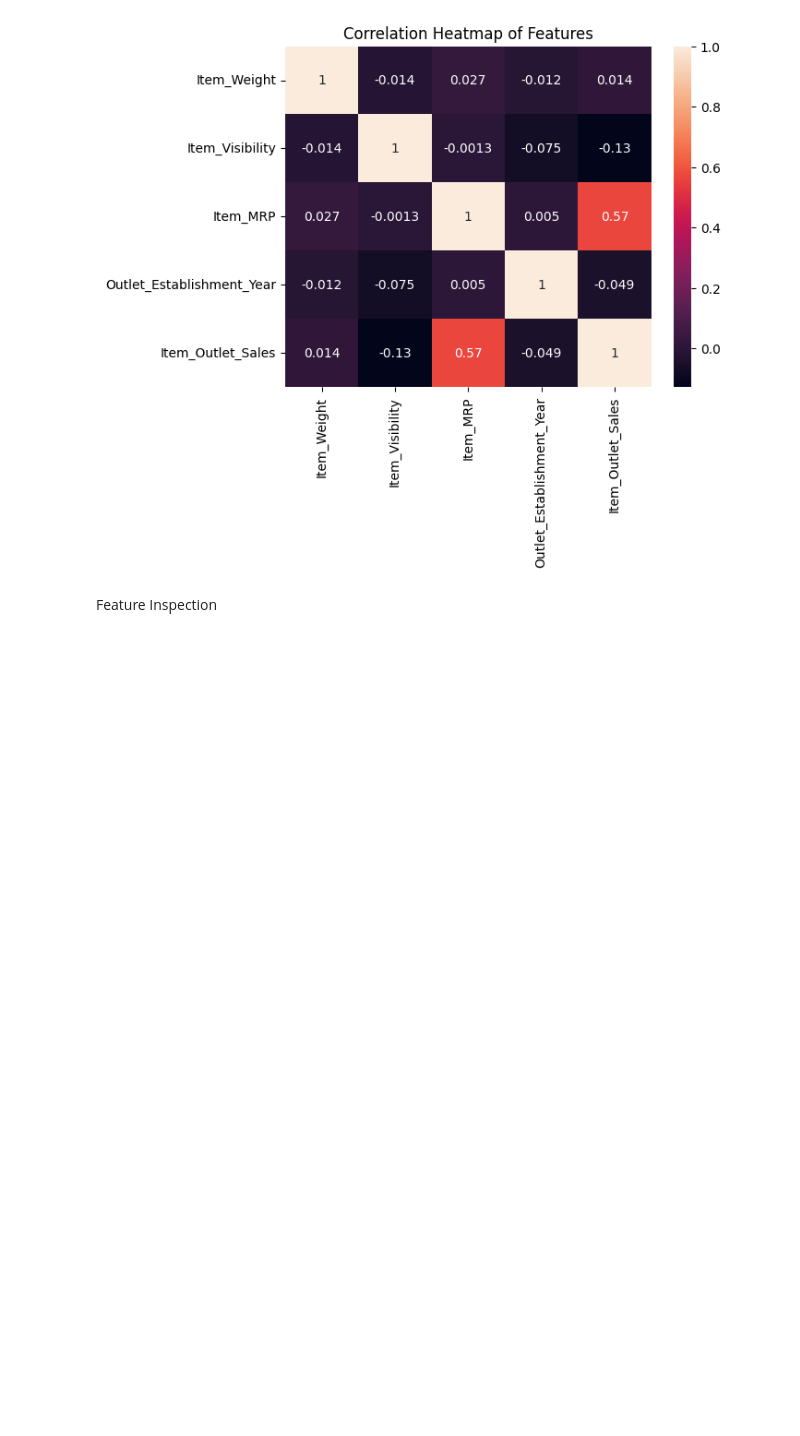
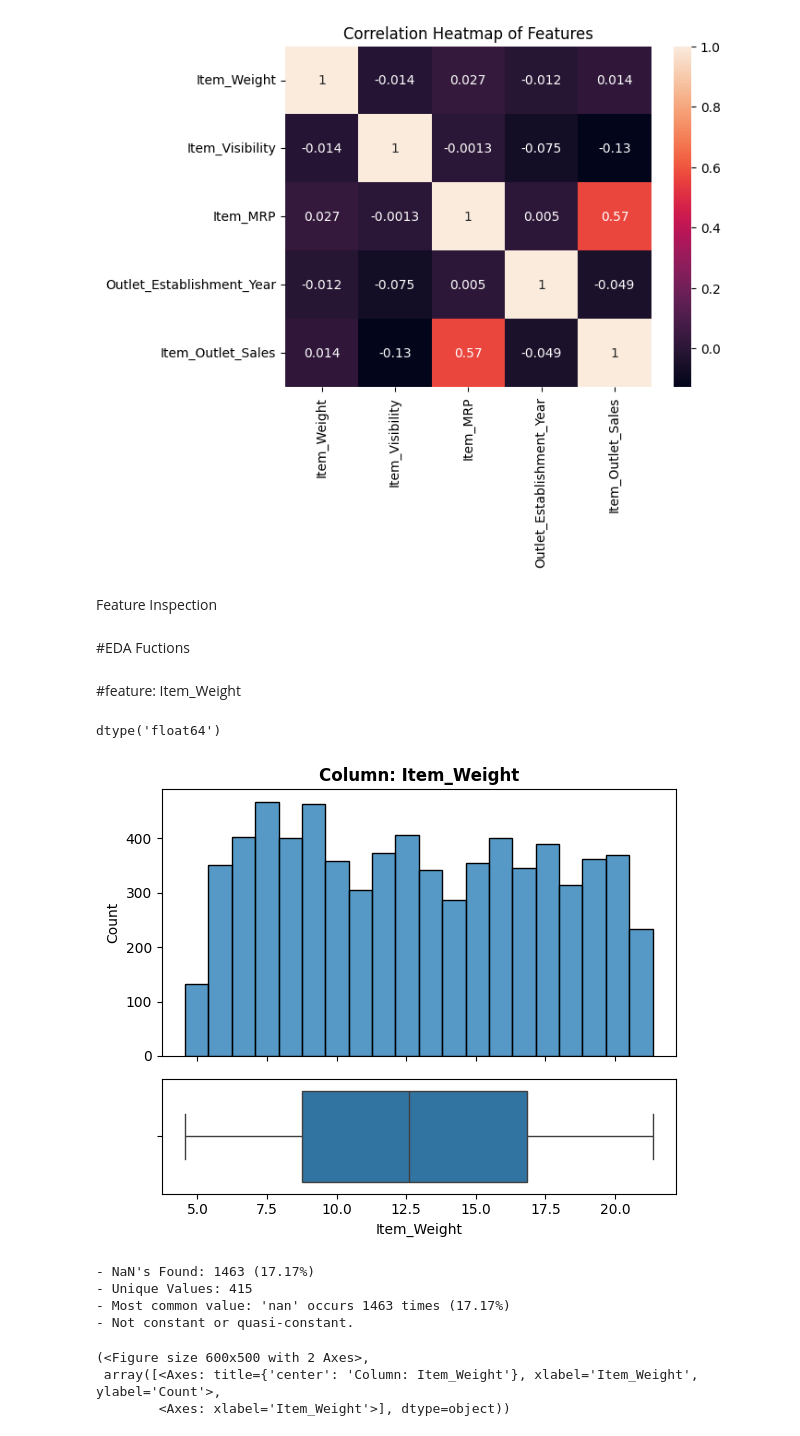
Before and after one commit to walaaaxox098/Prediction-of-Product-Sales, a Jupyter notebook: Prediction_of_Product_Sales.ipynb, the cells around one changed output. Drawn from its saved outputs; the diff is of its cells as text; code cells hidden in the pictures; blank space fills up the shorter version.

```diff
--- a/Prediction_of_Product_Sales.ipynb
+++ b/Prediction_of_Product_Sales.ipynb
@@ -7,7 +7,7 @@ Project Overview
 Load and Inspect Data
 # %%
 import pandas as pd
-fname = "/content/drive/MyDrive/AXSOSACADEMY/01-Fundamentals/Week02/sales_predictions_2023.csv"
+fname = "/content/drive/MyDrive/AXSOSACADEMY/01-Fundamentals/Week02/sales_predictions_2023 (1).csv"
 df = pd.read_csv(fname)
 df.head()
 df.info()
@@ -126,3 +131,11 @@ plt.show()
 [figure]
 # %% [markdown]
 Feature Inspection
+# %%
+import pandas as pd
+import seaborn as sns
+import matplotlib.pyplot as plt
+# Copy of dataframe just for visualization and EDA
+temp_df = df.copy()
+# %% [markdown]
+#EDA Fuctions
@@ -128,0 +290,18 @@ Feature Inspection
+# %% [markdown]
+#feature: Item_Weight
+# %%
+feature = 'Item_Weight'
+df[feature].dtype
+# %% [output]
+dtype('float64')
+# %%
+explore_numeric(temp_df, feature)
+# %% [output]
+[figure, added]
+- NaN's Found: 1463 (17.17%)
+- Unique Values: 415
+- Most common value: 'nan' occurs 1463 times (17.17%)
+- Not constant or quasi-constant.
+(<Figure size 600x500 with 2 Axes>,
+ array([<Axes: title={'center': 'Column: Item_Weight'}, xlabel='Item_Weight', ylabel='Count'>,
+        <Axes: xlabel='Item_Weight'>], dtype=object))
```
Also changed, not shown: parts of 50 cells of this notebook.
